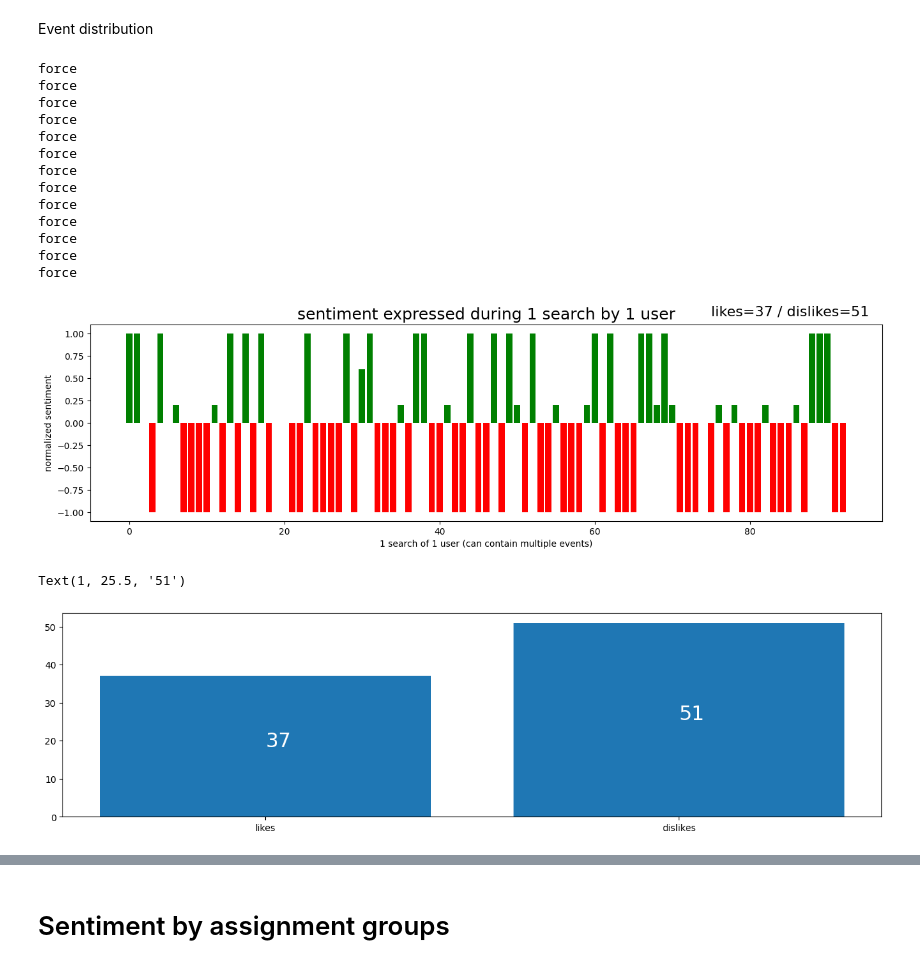
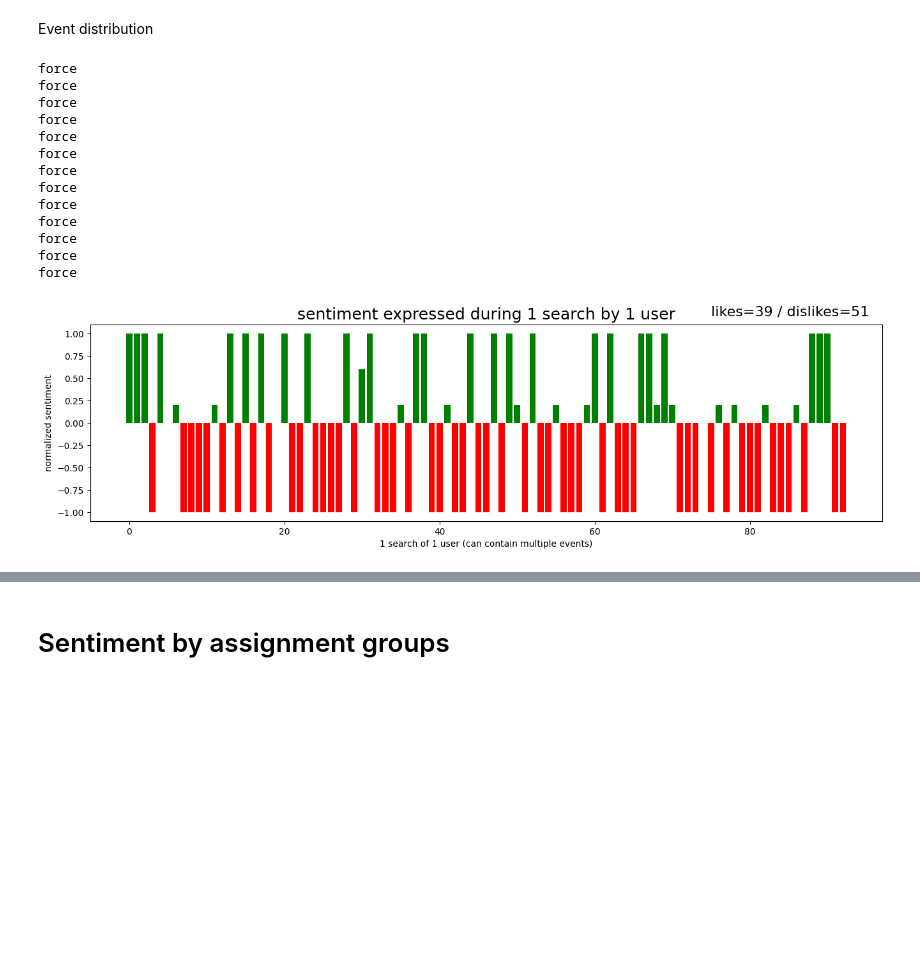
Before and after one commit to the-mama-ai/msearch_csas_ux_analysis, a Jupyter notebook: analysis.ipynb, the cells around one changed output, grey strips where cells are left out. Cells and saved outputs as stored; diff of their text form; code cells hidden in the pictures; blank space fills up the shorter version.

```diff
--- a/analysis.ipynb
+++ b/analysis.ipynb
@@ -33,9 +33,21 @@ for source_and_user, indices in grouped_source_and_user.indices.items():
     if contains_sentiment:
         event_groups_with_sentiment[source_and_user] = indices
 
+event_groups_with_view_similar: dict[str, np.ndarray] = {}
+for source_and_user, indices in grouped_source_and_user.indices.items():
+    contains_view_similar: bool = False
+    for index in indices:
+        event: Event = events[index]
+        if event.event_type == EventType.LIKE or event.event_type == EventType.DISLIKE:
+            contains_view_similar = False
+            break
+        if event.event_type == EventType.VIEW_SIMILAR_INCIDENT:
+            contains_view_similar = True
+    if contains_view_similar:
+        event_groups_with_view_similar[source_and_user] = indices
 # non-discounted normalized sentiment: <-1, 1>, -1 strong dislike, +1 strong like
 sentiments: dict[str, float] = {}
-
+g_count = 0
 for source_and_user, indices in event_groups_with_sentiment.items():
     likes = 0
     dislikes = 0
@@ -56,33 +68,33 @@ for source_and_user, indices in event_groups_with_sentiment.items():
 
     sentiments[source_and_user] = float((likes - dislikes) / (likes + dislikes))
 
-#discount undecided
-for source_and_user, indices in event_groups_with_sentiment.items():
-    undecided: bool = False
-    liked_ids: set[str] = set()
-    disliked_ids: set[str] = set()
-    for index in indices:
-        event: Event = events[index]
-
-        if event.event_type == EventType.LIKE:
-            if event.similar_ticket_id not in liked_ids:
-                liked_ids.add(event.similar_ticket_id)
-                continue
-
-            if event.similar_ticket_id in disliked_ids:
-                undecided = True
-                break
-
-        if event.event_type == EventType.DISLIKE:
-            if event.similar_ticket_id not in disliked_ids:
-                disliked_ids.add(event.similar_ticket_id)
-                continue
-
-            if event.similar_ticket_id in liked_ids:
-                undecided = True
-                break
-    if undecided:
-        sentiments[source_and_user] = 0
+# #discount undecided
+# for source_and_user, indices in event_groups_with_sentiment.items():
+#     undecided: bool = False
+#     liked_ids: set[str] = set()
+#     disliked_ids: set[str] = set()
+#     for index in indices:
+#         event: Event = events[index]
+#
+#         if event.event_type == EventType.LIKE:
+#             if event.similar_ticket_id not in liked_ids:
+#                 liked_ids.add(event.similar_ticket_id)
+#                 continue
+#
+#             if event.similar_ticket_id in disliked_ids:
+#                 undecided = True
+#                 break
+#
+#         if event.event_type == EventType.DISLIKE:
+#             if event.similar_ticket_id not in disliked_ids:
+#                 disliked_ids.add(event.similar_ticket_id)
+#                 continue
+#
+#             if event.similar_ticket_id in liked_ids:
+#                 undecided = True
+#                 break
+#     if undecided:
+#         sentiments[source_and_user] = 0
 
 # discount dislikes
 for source_and_user, indices in event_groups_with_sentiment.items():
@@ -93,38 +105,31 @@ for source_and_user, indices in event_groups_with_sentiment.items():
             sentiments[source_and_user] = 0.2
 
 # TODO:
 # sentiments_sorted = sorted(sentiments, )
 
 # discount better if dislikes led to like, not likes to dislikes
 like_count = len([x for x in sentiments.values() if x > 0])
 dislike_count = len([x for x in sentiments.values() if x < 0])
 
 f, ax = plt.subplots(figsize=(16, 4))
 plt.bar(range(len(sentiments)), sentiments.values(), color=['green' if x > 0 else 'red' for x in sentiments.values()])
 plt.text(len(sentiments) - 18, 1.2, f"likes={like_count} / dislikes={dislike_count}", size=16)
 plt.title('sentiment expressed during 1 search by 1 user', size=18)
 plt.xlabel('1 search of 1 user (can contain multiple events)')
 plt.ylabel('normalized sentiment')
 plt.show()
-
-f, ax = plt.subplots(figsize=(16, 4))
-plt.bar(['likes', 'dislikes'], [like_count, dislike_count])
-plt.text(0, like_count / 2, f"{like_count}", size=22, color='white')
-plt.text(1, dislike_count / 2, f"{dislike_count}", size=22, color='white')
 # %% [output]
 force
 force
 force
 force
 force
 force
 force
 force
 force
 force
 force
 force
 force
-[figure, old version]
+[figure, new version]
-Text(1, 25.5, '51')
-[figure, removed]
```
Also changed, not shown: parts of 3 cells of this notebook, 1 other file.
